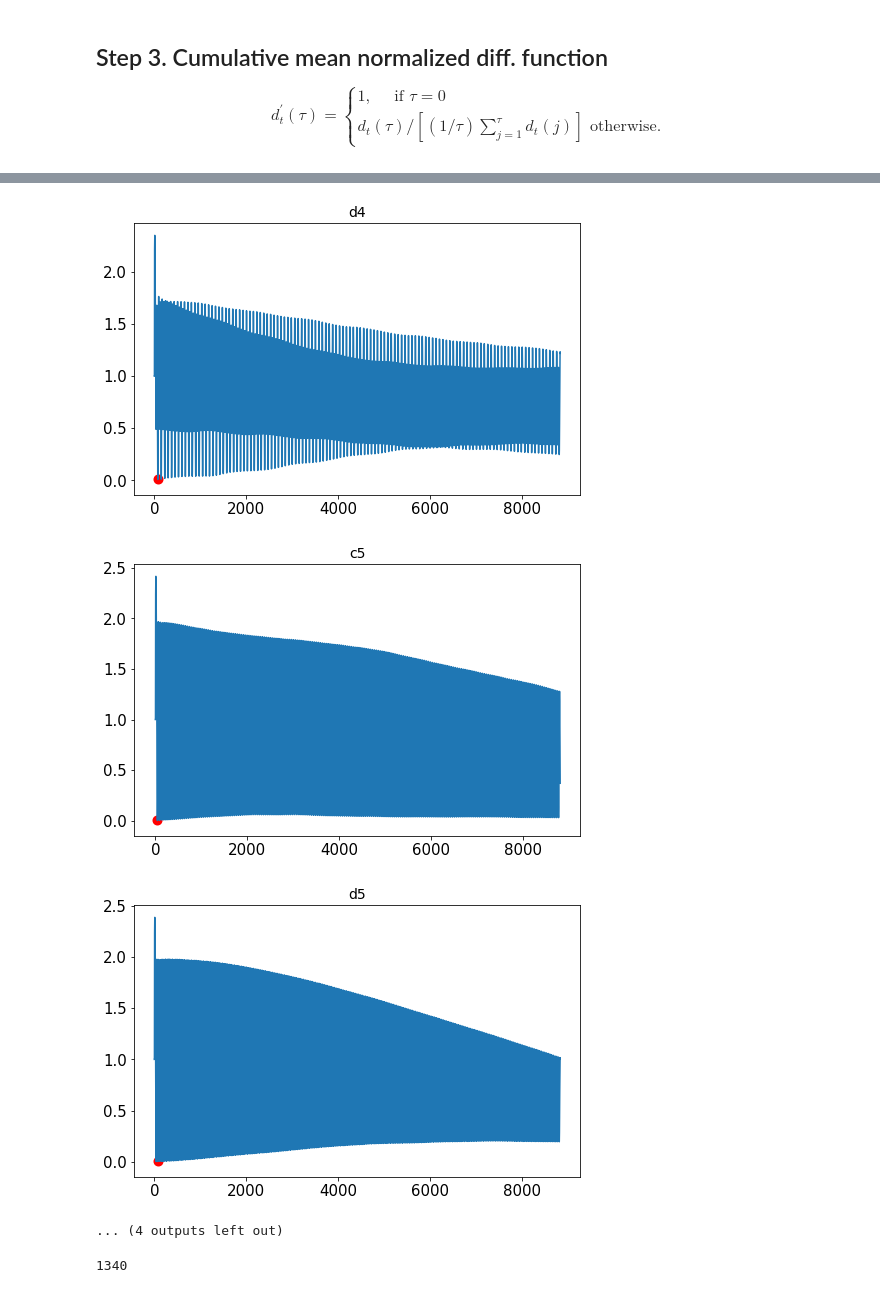
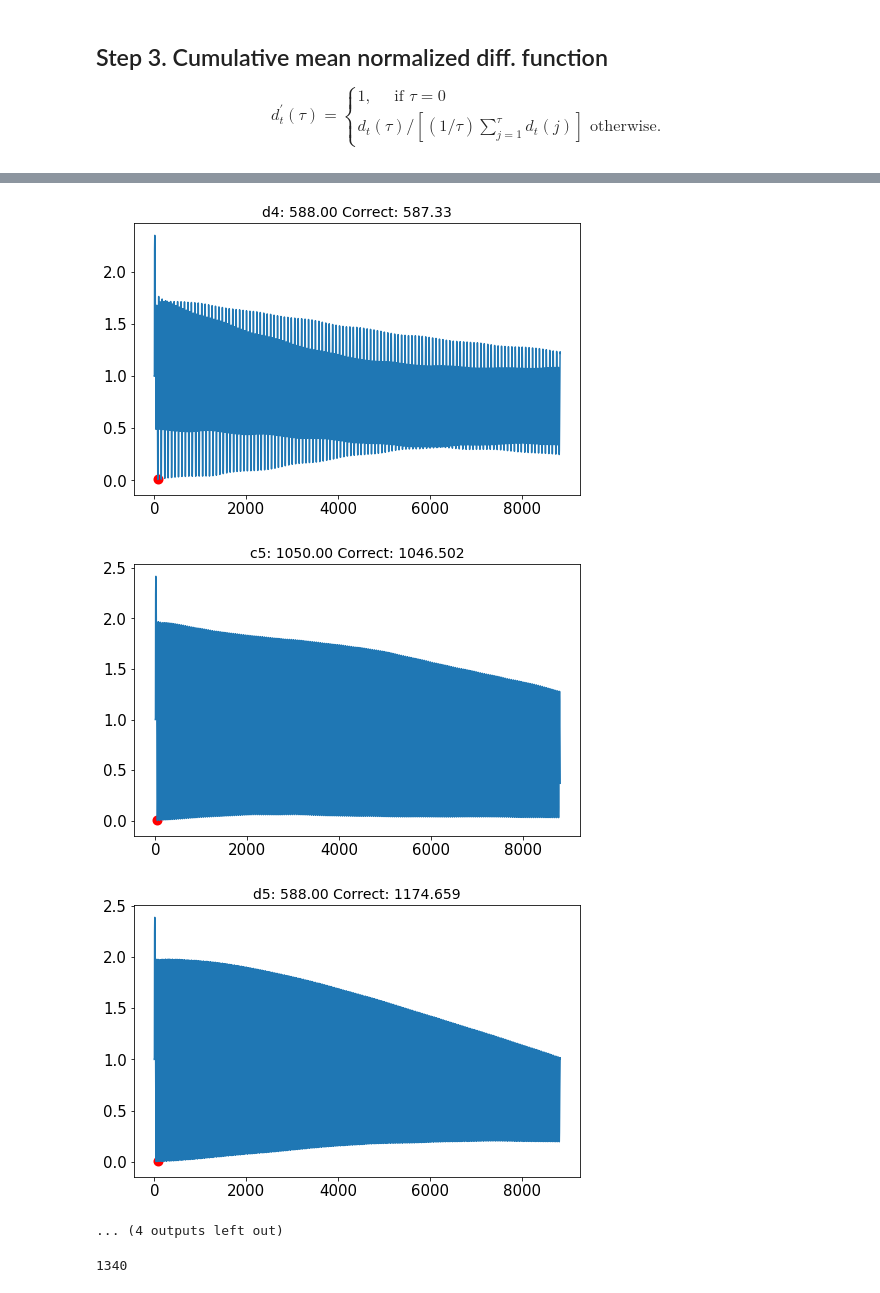
Before and after one commit to SuperShinyEyes/pitch-perfect, a Jupyter notebook: examples/06_YIN.ipynb, the cells around one changed output, grey strips where cells are left out. Cells and saved outputs as stored; diff of their text form; code cells hidden in the pictures.

Commit message:
Plot frequencies

```diff
--- a/examples/06_YIN.ipynb
+++ b/examples/06_YIN.ipynb
@@ -96,5 +96,5 @@ for key in piano_waves.keys():
     plt.figure(figsize=(8, 5))
     plt.plot(cmn)
     plt.scatter([cmn.argmin()], [cmn[cmn.argmin()]], c='r', lw=4)
-    plt.title(key)
+    plt.title(f'{key}: {44100/cmn.argmin():.2f} Correct: {KEY_FREQUENCY_MAP[key]}')
 # %% [output]
@@ -110,6 +110,6 @@ for key in piano_waves.keys():
-[figure, old version]
+[figure, new version]
-[figure, old version]
+[figure, new version]
-[figure, old version]
+[figure, new version]
 ... (4 outputs left out)
 # %%
 # %% [output]
```
Also changed, not shown: parts of 1 cell of this notebook.
